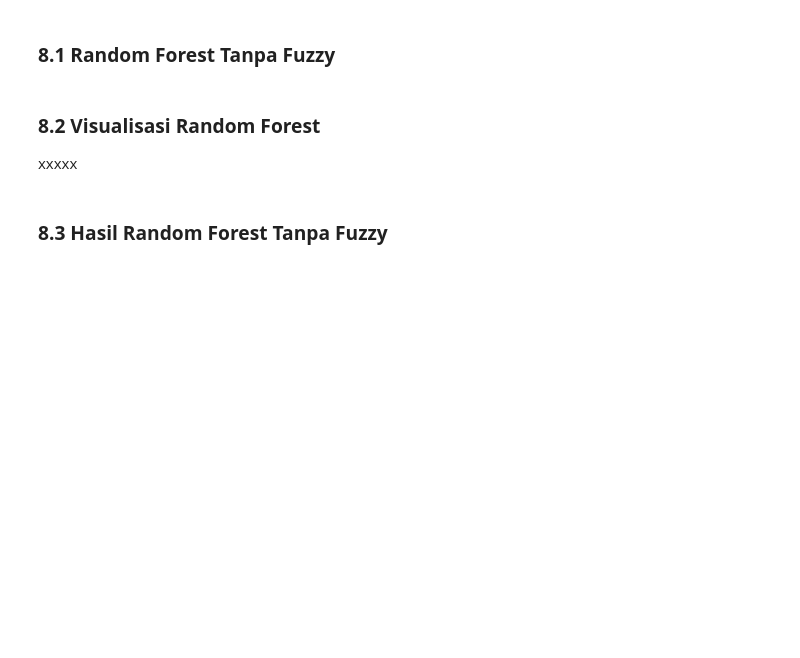
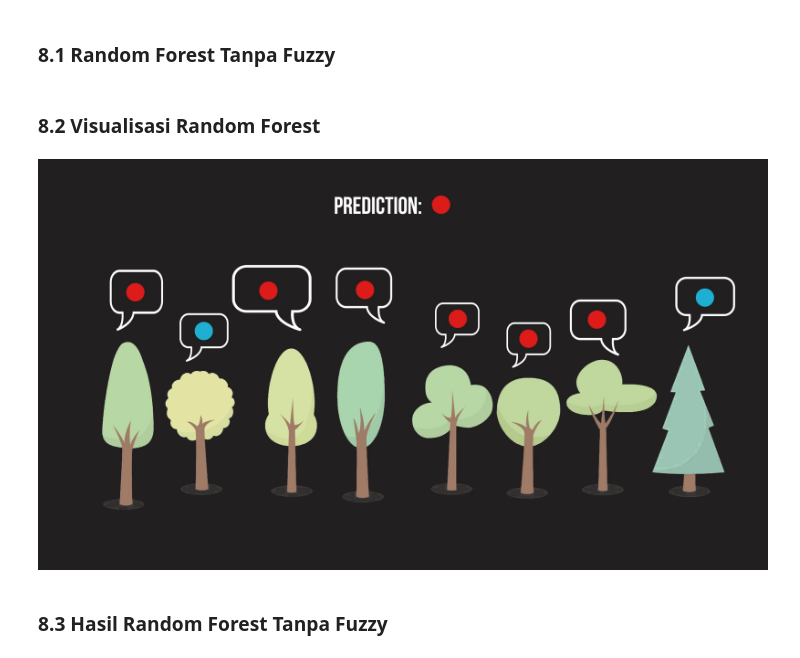
Before and after one commit to aariffaqiih/CAK2HAB3-DASAR-KECERDASAN-ARTIFISIAL, a Jupyter notebook: TUGAS BESAR/colab/Machine_Learning_for_Passenger_Satisfaction.ipynb, the cells around one changed output. Cells and saved outputs as stored; diff of their text form; code cells hidden in the pictures; blank space fills up the shorter version.

```diff
--- a/TUGAS BESAR/colab/Machine_Learning_for_Passenger_Satisfaction.ipynb
+++ b/TUGAS BESAR/colab/Machine_Learning_for_Passenger_Satisfaction.ipynb
@@ -624,8 +630,10 @@ metrics_rf_original = {
 }
 # %% [markdown]
 ### **8.2 Visualisasi Random Forest**
-
-xxxxx
+# %%
+display(Image('RF.png'))
+# %% [output]
+[figure, added]
 # %% [markdown]
 ### **8.3 Hasil Random Forest Tanpa Fuzzy**
 # %%
```
Also changed, not shown: parts of 11 cells of this notebook.
